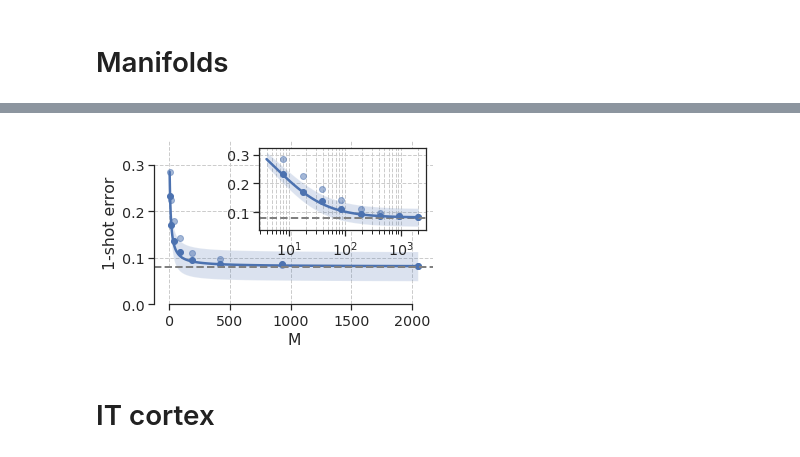
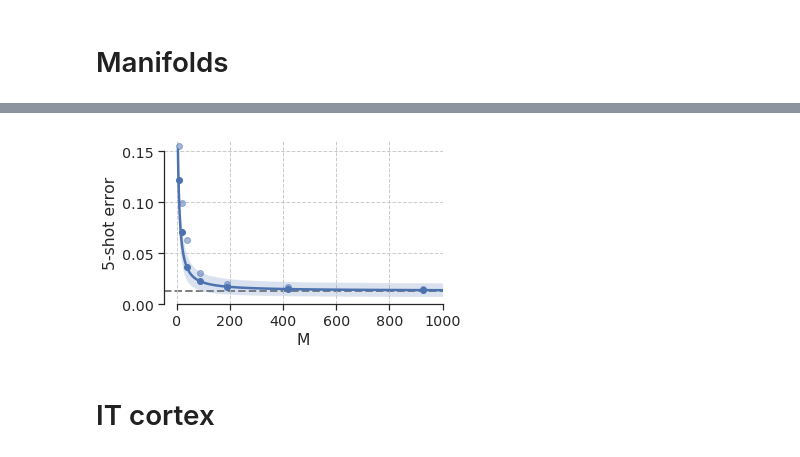
Before and after one commit to bsorsch/geometry-fewshot-learning, a Jupyter notebook: Compressed sensing.ipynb, the cells around one changed output, grey strips where cells are left out. Drawn from its saved outputs; the diff is of its cells as text; code cells hidden in the pictures.

Commit message:
figure updates

```diff
--- a/Compressed sensing.ipynb
+++ b/Compressed sensing.ipynb
@@ -133,10 +133,12 @@ for manifold in manifolds_load[:100]:
     manifolds.append(manifold[:P])
 manifolds = np.stack(manifolds)
 # %%
-m = 1
+m = 5
 N = 2048
 K = manifolds.shape[0]
 Ms = np.logspace(3,11,8,base=2)
+# Ms = np.logspace(2,7,8,base=2)
+
 n_avg = 20
 Dsvds = []
 SNRs = []
@@ -231,46 +239,46 @@ def Hinv(z):
 # %%
 fig, ax = plt.subplots(figsize=(5,3))
 Ms = np.logspace(2,11,100, base=2)
 SNR0 = Hinv(err_all[-1]) * np.sqrt(1+np.repeat(Ds0,K)/Ms[-1])
 SNR_pred = SNR0 / np.sqrt(1+np.repeat(Ds0,K)/Ms[:,None])
 plt.plot(Ms, np.nanmean(H(SNR_pred),-1))
-std = np.nanmean(H(SNR_pred).reshape(-1,10,10),1).std(-1)
+std = np.nanmean(H(SNR_pred).reshape(-1,100,100),1).std(-1)
 plt.fill_between(Ms, np.nanmean(H(SNR_pred),-1)+std,
                 np.nanmean(H(SNR_pred),-1)-std,
                 alpha=0.2);
 
 Ms = np.logspace(3,11,8,base=2)
 plt.scatter(Ms, np.nanmean(err_all_proj,-1),c='C0')
 plt.scatter(Ms, np.nanmean(err_all,-1),c='C0',alpha=0.5)
-plt.axhline(np.nanmean(H(SNR0)), linestyle='dashed', c='grey',linewidth=2)
+plt.axhline(np.nanmean(H(SNR0)), linestyle='dashed', c='grey',linewidth=2,zorder=0)
 
 plt.grid(True, which='both',ls='--')
 plt.xlabel('M')
-plt.ylabel('1-shot error')
-plt.ylim([0,0.35])
+plt.ylabel(str(m)+'-shot error')
+plt.xlim([-50,1000])
+plt.ylim([0,0.16])
 sns.despine(trim=True)
 
 
-# Inset
-axins = inset_axes(ax, width="60%", height="50%",loc=1, borderpad=0.5)
-Ms = np.logspace(2,11,100, base=2)
-SNR0 = Hinv(err_all[-1]) * np.sqrt(1+np.repeat(Ds0,K)/Ms[-1])
-plt.axhline(np.nanmean(H(SNR0)), linestyle='dashed', c='grey', linewidth=2)
-SNR_pred = SNR0 / np.sqrt(1+np.repeat(Ds0,K)/Ms[:,None])
-plt.plot(Ms, np.nanmean(H(SNR_pred),-1))
-plt.fill_between(Ms, np.nanmean(H(SNR_pred),-1)+std,
-                np.nanmean(H(SNR_pred),-1)-std,
-                alpha=0.2);
+# # Inset
+# axins = inset_axes(ax, width="60%", height="50%",loc=1, borderpad=0.5)
+# Ms = np.logspace(2,11,100, base=2)
+# SNR0 = Hinv(err_all[-1]) * np.sqrt(1+np.repeat(Ds0,K)/Ms[-1])
+# plt.axhline(np.nanmean(H(SNR0)), linestyle='dashed', c='grey', linewidth=2)
+# SNR_pred = SNR0 / np.sqrt(1+np.repeat(Ds0,K)/Ms[:,None])
+# plt.plot(Ms, np.nanmean(H(SNR_pred),-1))
+# plt.fill_between(Ms, np.nanmean(H(SNR_pred),-1)+std,
+#                 np.nanmean(H(SNR_pred),-1)-std,
+#                 alpha=0.2);
+# Ms = np.logspace(3,11,8,base=2)
+# plt.scatter(Ms, np.nanmean(err_all_proj,-1),c='C0')
+# plt.scatter(Ms, np.nanmean(err_all,-1),c='C0',alpha=0.5)
+# plt.xscale('log')
+# plt.grid(True, which='both',ls='--')
 
-Ms = np.logspace(3,11,8,base=2)
-plt.scatter(Ms, np.nanmean(err_all_proj,-1),c='C0')
-plt.scatter(Ms, np.nanmean(err_all,-1),c='C0',alpha=0.5)
-
-plt.xscale('log')
-plt.grid(True, which='both',ls='--')
-plt.savefig('images/random_proj_err.pdf')
+# plt.savefig('images/random_proj_err.pdf')
 # %% [output]
-[figure, old version]
+[figure, new version]
 # %% [markdown]
 # IT cortex
 # %%
```
Also changed, not shown: parts of 6 cells of this notebook, 2 other files.
